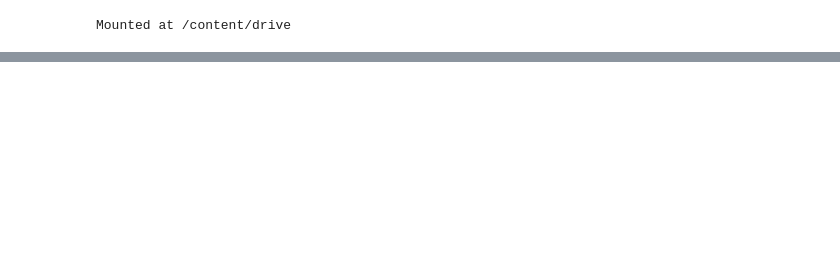
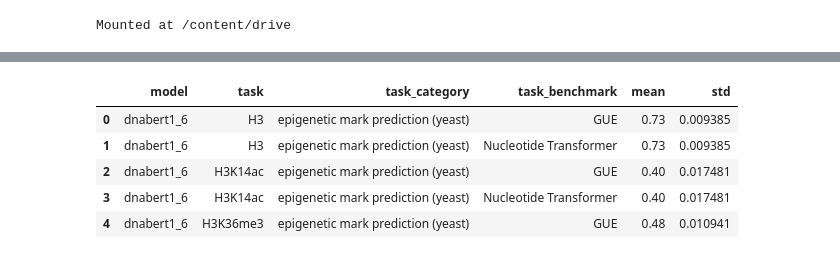
Before and after one commit to anihab/dnaTokenization, a Jupyter notebook: results.ipynb, the cells around one changed output, grey strips where cells are left out. Saved outputs shown, nothing was run; the diff lists cells and outputs as text; code cells hidden in the pictures; blank space fills up the shorter version.

```diff
--- a/results.ipynb
+++ b/results.ipynb
@@ -242,0 +20,4 @@ fig.show()
+# %%
+# get our results
+df = pd.read_csv('/content/drive/MyDrive/tokenization/data/finetune/results.csv')
+df.head()
@@ -242,0 +31,14 @@ fig.show()
+# %%
+# group by model and task, calculate mean mcc and std
+mean_mcc = df.groupby(['model', 'task', 'task_category', 'task_benchmark']).agg({'matthews_correlation': ['mean', 'std']})
+mean_mcc.columns = ['mean', 'std']
+mean_mcc['mean'] = mean_mcc['mean'].round(2)
+mean_mcc.reset_index(inplace=True)
+mean_mcc.head()
+# %% [output]
+|  | model | task | task_category | task_benchmark | mean | std |
+| 0 | dnabert1_6 | H3 | epigenetic mark prediction (yeast) | GUE | 0.73 | 0.009385 |
+| 1 | dnabert1_6 | H3 | epigenetic mark prediction (yeast) | Nucleotide Transformer | 0.73 | 0.009385 |
+| 2 | dnabert1_6 | H3K14ac | epigenetic mark prediction (yeast) | GUE | 0.40 | 0.017481 |
+| 3 | dnabert1_6 | H3K14ac | epigenetic mark prediction (yeast) | Nucleotide Transformer | 0.40 | 0.017481 |
+| 4 | dnabert1_6 | H3K36me3 | epigenetic mark prediction (yeast) | GUE | 0.48 | 0.010941 |
```
Also changed, not shown: parts of 42 cells of this notebook.
